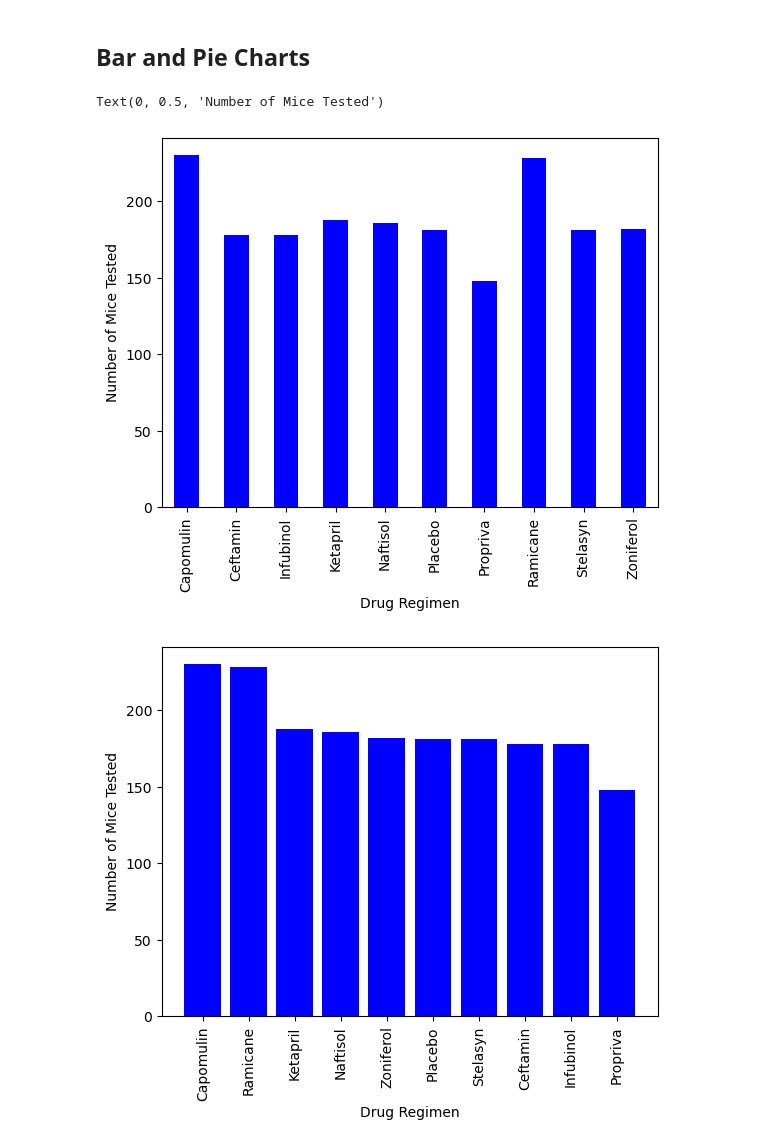
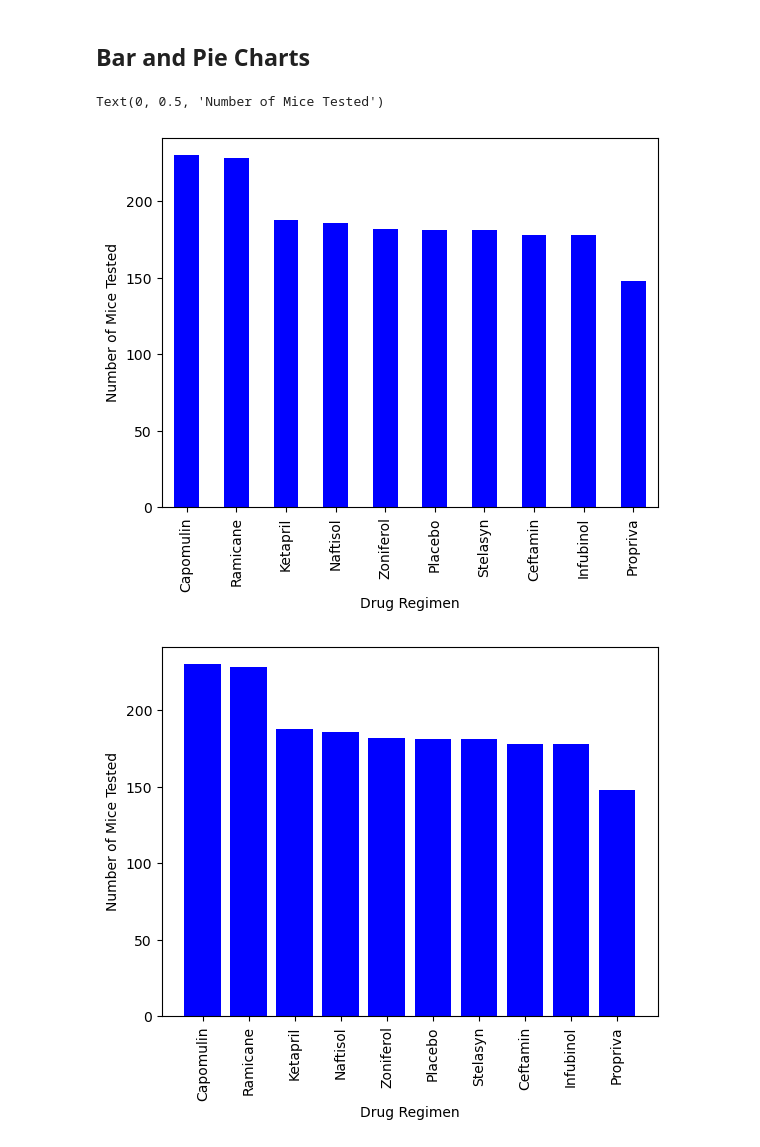
Before and after one commit to Islasong/matplotlib-challenge, a Jupyter notebook: matplotlib-challenge.ipynb, the cells around one changed output. Cells and saved outputs as stored; diff of their text form; code cells hidden in the pictures.

```diff
--- a/matplotlib-challenge.ipynb
+++ b/matplotlib-challenge.ipynb
@@ -150,19 +150,22 @@ summary_aggregation
 | Zoniferol | 53.236507 | 51.818479 | 48.533355 | 6.966589 | 0.516398 |
 # %% [markdown]
 ## Bar and Pie Charts
+# %%
+mice_count_each_reg = clean_df.groupby("Drug Regimen").count()["Timepoint"]
+mice_count_each_reg_sort = mice_count_each_reg.sort_values(ascending=False)
 # %%
 # Generate a bar plot showing the total number of timepoints for all mice tested for each drug regimen using Pandas.
 mice_count_each_reg = clean_df.groupby("Drug Regimen").count()["Timepoint"]
-mice_count_each_reg.sort_values(ascending=False)
+
 #drug_regimen = ["Capomulin", "Ramicane", "Ketapril", "Naftisol", "Zoniferol", "Placebo", "Stelasyn", "Ceftamin", "Infubinol", "Propriva"]
 #timepoints_per_reg = [230, 228, 188, 186, 182, 181, 181, 178, 178, 148]
 
-bar_chart = mice_count_each_reg.plot(kind="bar", color="b")
+bar_chart = mice_count_each_reg_sort.plot(kind="bar", color="b")
 bar_chart.set_xlabel("Drug Regimen")
 bar_chart.set_ylabel("Number of Mice Tested")
 # %% [output]
 Text(0, 0.5, 'Number of Mice Tested')
-[figure, old version]
+[figure, new version]
 # %%
 # Generate a bar plot showing the total number of timepoints for all mice tested for each drug regimen using pyplot.
 timepoints_per_reg = [230, 228, 188, 186, 182, 181, 181, 178, 178, 148]
```
